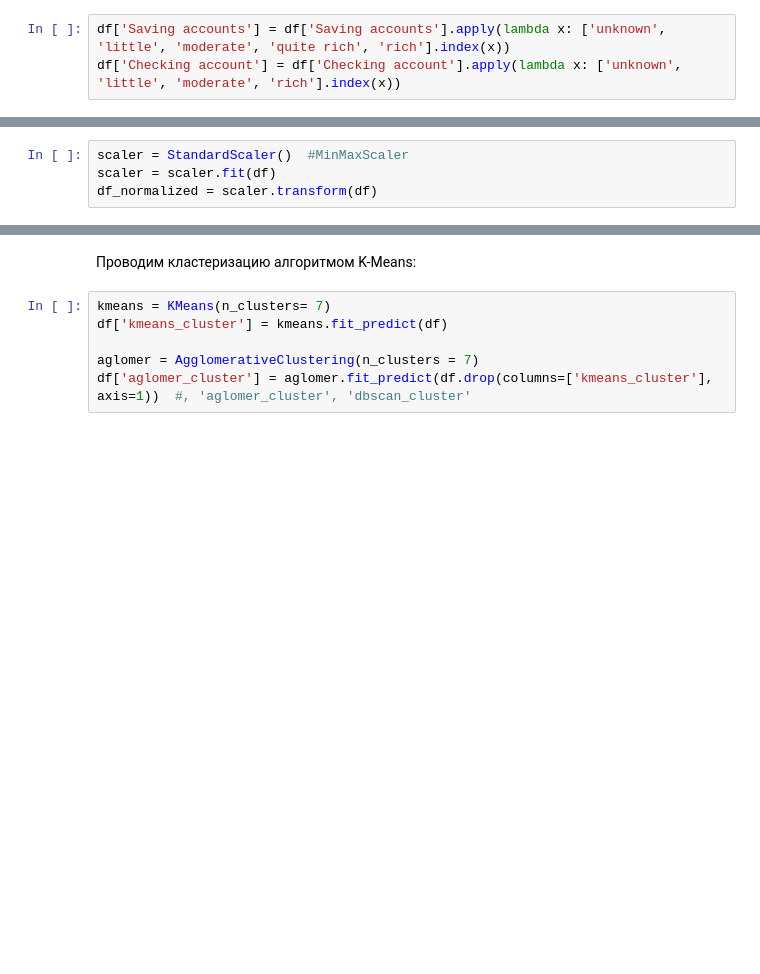
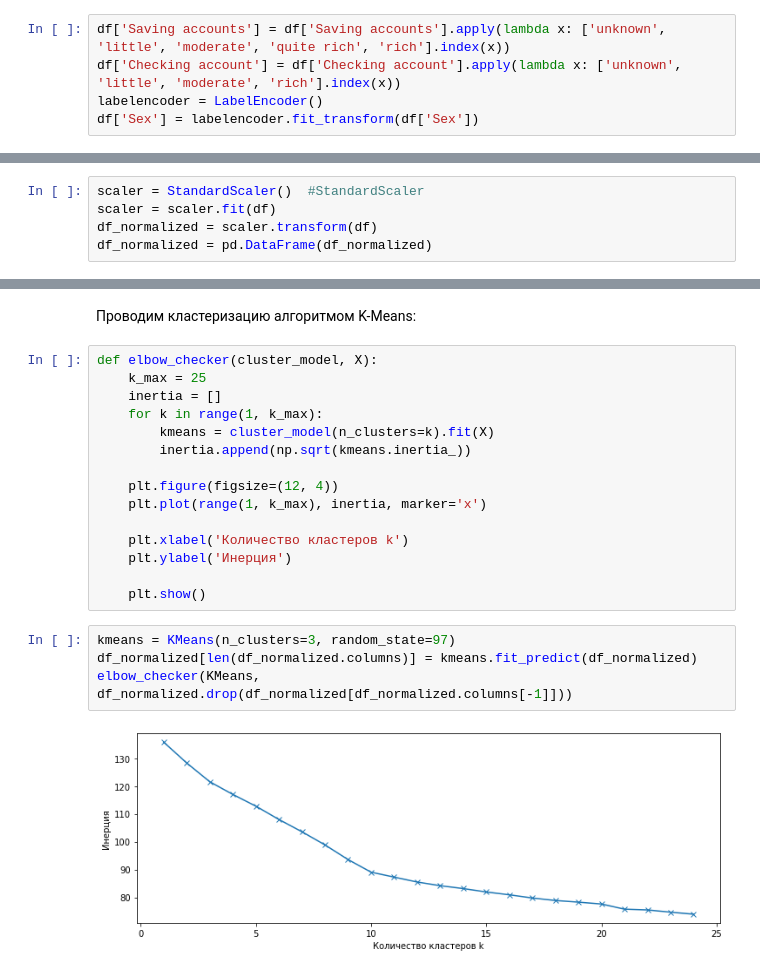
Before and after one commit to rpurei/otus, a Jupyter notebook: prof-hw2/ml_prof_hw02.ipynb, the cells around one changed output, grey strips where cells are left out. Drawn from its saved outputs; the diff is of its cells as text; blank space fills up the shorter version.

Commit message:
HW-2 added clustering and elbow

```diff
--- a/prof-hw2/ml_prof_hw02.ipynb
+++ b/prof-hw2/ml_prof_hw02.ipynb
@@ -161,4 +150,6 @@ for cat_feat in categorical_dict.items():
 # %%
 df['Saving accounts'] = df['Saving accounts'].apply(lambda x: ['unknown', 'little', 'moderate', 'quite rich', 'rich'].index(x))
 df['Checking account'] = df['Checking account'].apply(lambda x: ['unknown', 'little', 'moderate', 'rich'].index(x))
+labelencoder = LabelEncoder()
+df['Sex'] = labelencoder.fit_transform(df['Sex'])
 # %% [markdown]
@@ -168,6 +168,7 @@ df = pd.get_dummies(df)
 # %% [markdown]
 Приводим данные к одному масштабу, что необходимо т.к. при расчете расстояний между объектами - все измерения в пространстве должны быть в одних единицах.
 # %%
-scaler = StandardScaler()  #MinMaxScaler
+scaler = StandardScaler()  #StandardScaler
 scaler = scaler.fit(df)
 df_normalized = scaler.transform(df)
+df_normalized = pd.DataFrame(df_normalized)
@@ -174,8 +184,23 @@ df_normalized = scaler.transform(df)
 # %% [markdown]
 Проводим кластеризацию алгоритмом K-Means:
+# %%
+def elbow_checker(cluster_model, X):
+    k_max = 25
+    inertia = []
+    for k in range(1, k_max):
+        kmeans = cluster_model(n_clusters=k).fit(X)
+        inertia.append(np.sqrt(kmeans.inertia_))
+
+    plt.figure(figsize=(12, 4))
+    plt.plot(range(1, k_max), inertia, marker='x')
+
+    plt.xlabel('Количество кластеров k')
+    plt.ylabel('Инерция')
+
+    plt.show()
 # %%
-kmeans = KMeans(n_clusters= 7)
-df['kmeans_cluster'] = kmeans.fit_predict(df)
-
-aglomer = AgglomerativeClustering(n_clusters = 7)
-df['aglomer_cluster'] = aglomer.fit_predict(df.drop(columns=['kmeans_cluster'], axis=1))  #, 'aglomer_cluster', 'dbscan_cluster'
+kmeans = KMeans(n_clusters=3, random_state=97)
+df_normalized[len(df_normalized.columns)] = kmeans.fit_predict(df_normalized)
+elbow_checker(KMeans, df_normalized.drop(df_normalized[df_normalized.columns[-1]]))
+# %% [output]
+[figure, added]
```
Also changed, not shown: parts of 15 cells of this notebook.
